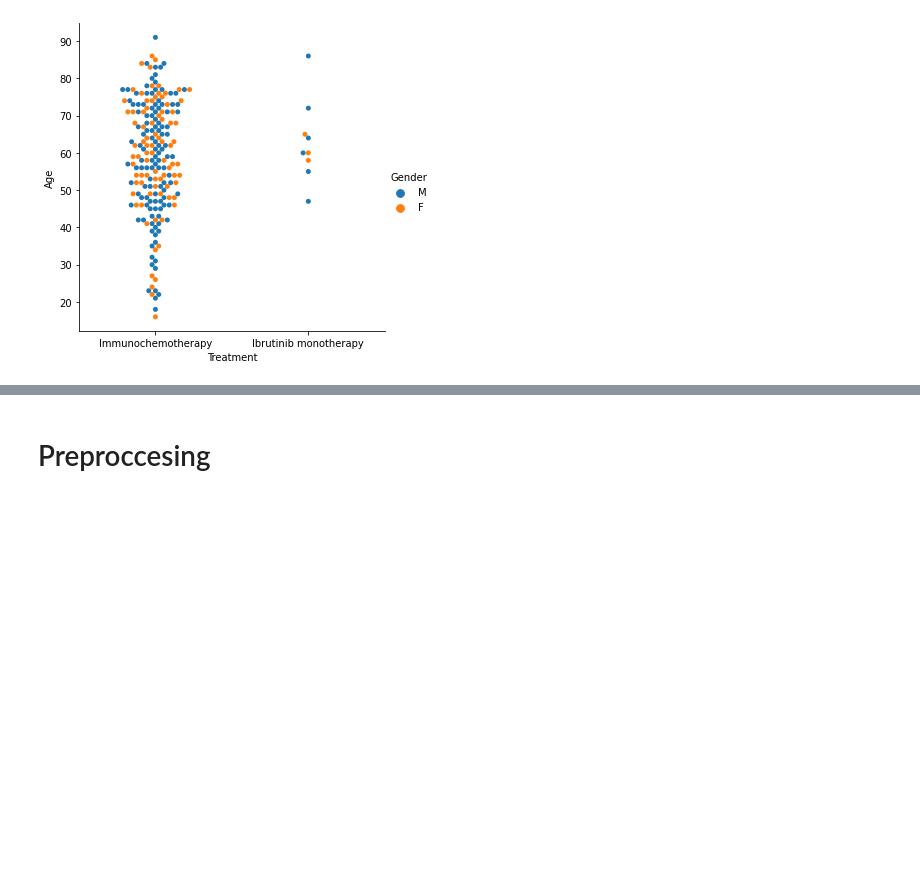
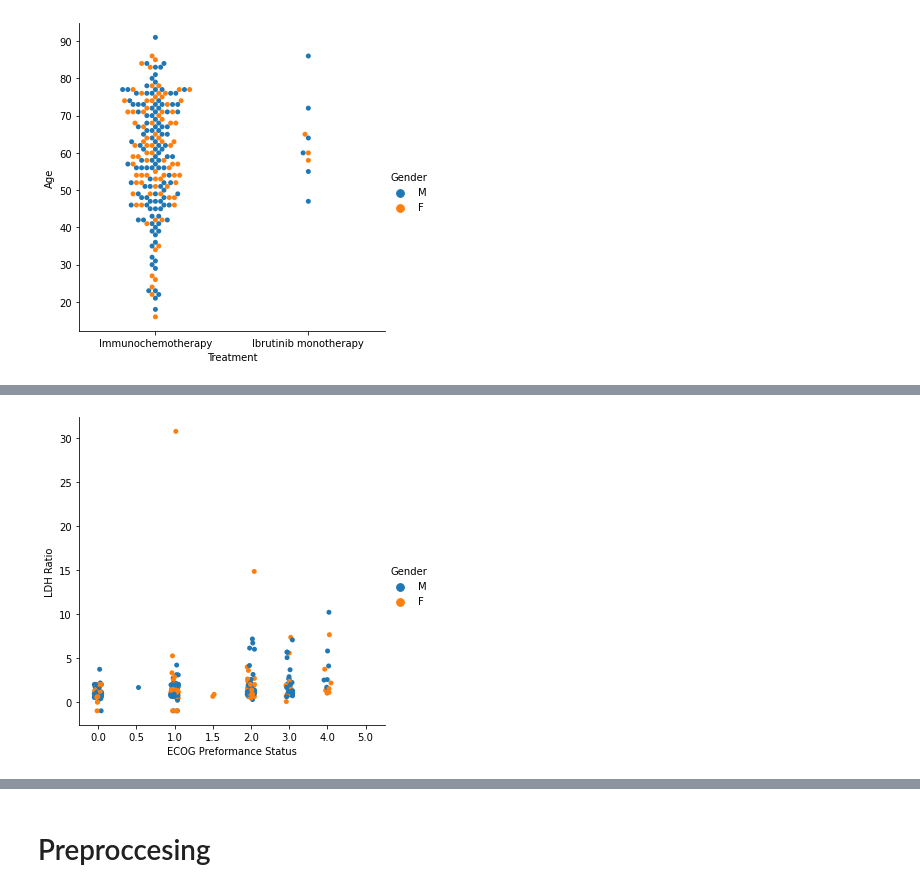
Before and after one commit to tamarshnirer/Anomality_Detection_in_Lymphoma_Patients, a Jupyter notebook: Untitled.ipynb, the cells around one changed output, grey strips where cells are left out. Cells and saved outputs as stored; diff of their text form; code cells hidden in the pictures; blank space fills up the shorter version.

```diff
--- a/Untitled.ipynb
+++ b/Untitled.ipynb
@@ -151,0 +174,11 @@ ValueError: The truth value of a Series is ambiguous. Use a.empty, a.bool(), a.i
+# %%
+g = sns.catplot(
+    data=df,
+    x="ECOG Performance Status", y="LDH Ratio", hue="Gender",
+    height=5)
+
+# Use more informative axis labels than are provided by default
+g.set_axis_labels("ECOG Preformance Status", "LDH Ratio")
+plt.show()
+# %% [output]
+[figure, added]
```
Also changed, not shown: parts of 18 cells of this notebook, 2 other files.
